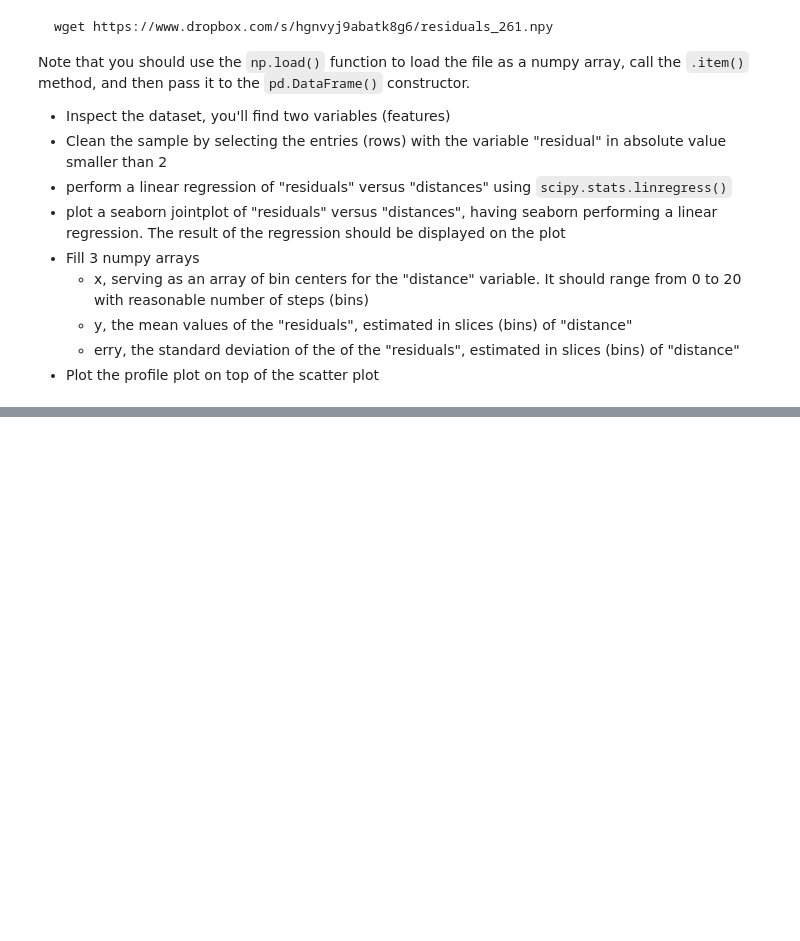
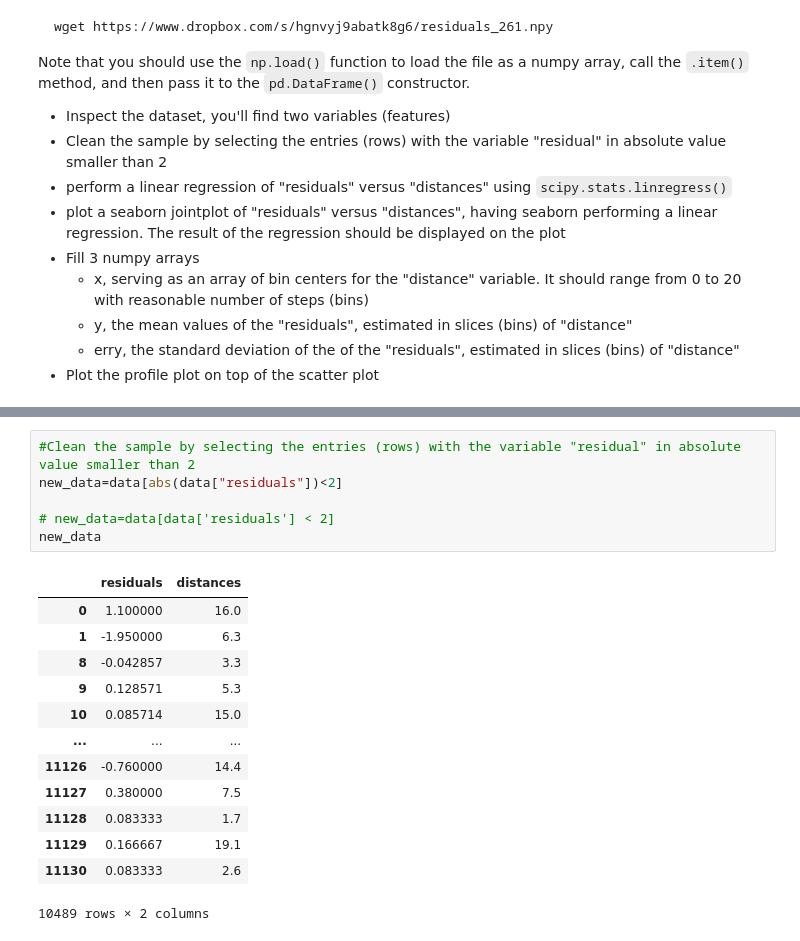
Before and after one commit to ASAL-RANGRAZIASL/LaboratoryOfComputationalPhysics_Y4, a Jupyter notebook: 06ex_Visualization.ipynb, the cells around one changed output, grey strips where cells are left out. Saved outputs shown, nothing was run; the diff lists cells and outputs as text; blank space fills up the shorter version.

```diff
--- a/06ex_Visualization.ipynb
+++ b/06ex_Visualization.ipynb
@@ -163,3 +166,23 @@ pd.DataFrame(item_method)
 | 11129 | 0.166667 | 19.1 |
 | 11130 | 0.083333 | 2.6 |
 11131 rows × 2 columns
+# %%
+#Clean the sample by selecting the entries (rows) with the variable "residual" in absolute value smaller than 2
+new_data=data[abs(data["residuals"])<2]
+
+# new_data=data[data['residuals'] < 2]
+new_data
+# %% [output]
+|  | residuals | distances |
+| 0 | 1.100000 | 16.0 |
+| 1 | -1.950000 | 6.3 |
+| 8 | -0.042857 | 3.3 |
+| 9 | 0.128571 | 5.3 |
+| 10 | 0.085714 | 15.0 |
+| ... | ... | ... |
+| 11126 | -0.760000 | 14.4 |
+| 11127 | 0.380000 | 7.5 |
+| 11128 | 0.083333 | 1.7 |
+| 11129 | 0.166667 | 19.1 |
+| 11130 | 0.083333 | 2.6 |
+10489 rows × 2 columns
```
Also changed, not shown: parts of 6 cells of this notebook.
